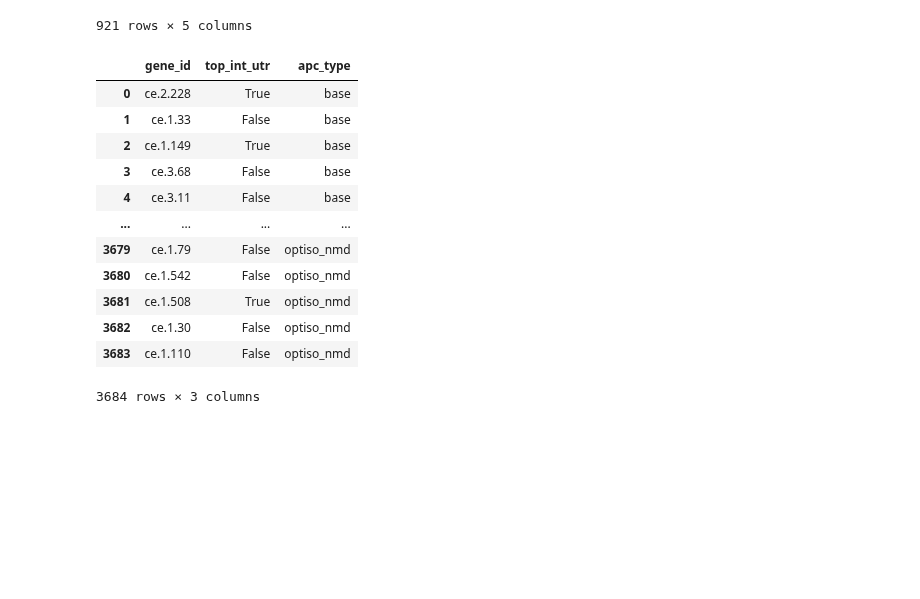
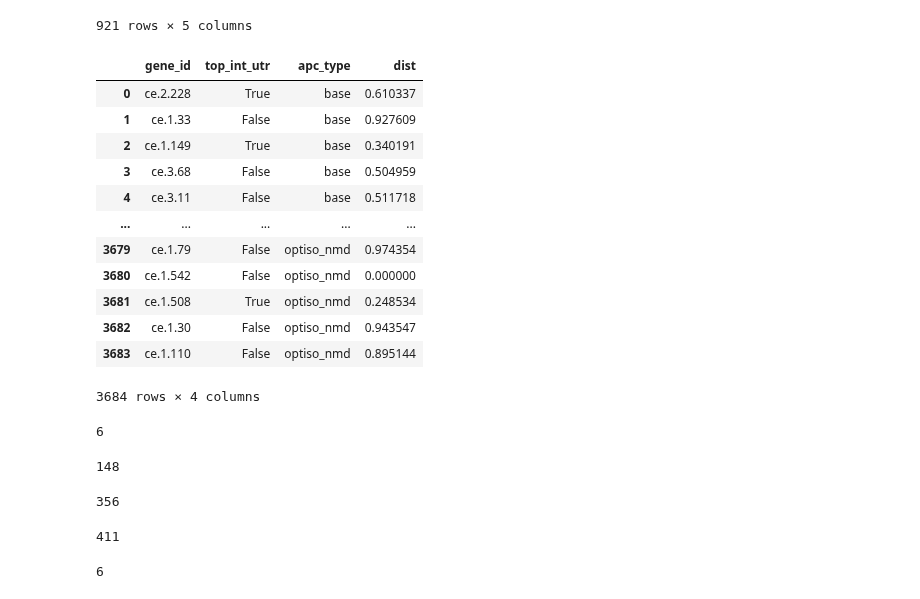
Before and after one commit to KorfLab/isoforms, a Jupyter notebook: APCanalysis/apc_paper.ipynb, the cells around one changed output. Saved outputs shown, nothing was run; the diff lists cells and outputs as text; code cells hidden in the pictures; blank space fills up the shorter version.

```diff
--- a/APCanalysis/apc_paper.ipynb
+++ b/APCanalysis/apc_paper.ipynb
@@ -1075,18 +1075,52 @@ dists
 921 rows × 5 columns
 # %%
 utr_introns = pd.read_csv('utr_introns.csv')
-utr_introns
+#utr_introns
-# %% [output]
-|  | gene_id | top_int_utr | apc_type |
-| 0 | ce.2.228 | True | base |
-| 1 | ce.1.33 | False | base |
-| 2 | ce.1.149 | True | base |
-| 3 | ce.3.68 | False | base |
-| 4 | ce.3.11 | False | base |
-| ... | ... | ... | ... |
-| 3679 | ce.1.79 | False | optiso_nmd |
-| 3680 | ce.1.542 | False | optiso_nmd |
-| 3681 | ce.1.508 | True | optiso_nmd |
-| 3682 | ce.1.30 | False | optiso_nmd |
-| 3683 | ce.1.110 | False | optiso_nmd |
-3684 rows × 3 columns
+# %%
+utr_dists = utr_introns.merge(dists, on='gene_id', how='left')
+#utr_dists
+# %%
+utr_dists['dist'] = utr_dists.apply(lambda row: row[row['apc_type']], axis=1)
+utr_dists = utr_dists.drop(columns=['base', 'optiso', 'nmd', 'optiso_nmd'])
+# %%
+utr_dists
+# %% [output]
+|  | gene_id | top_int_utr | apc_type | dist |
+| 0 | ce.2.228 | True | base | 0.610337 |
+| 1 | ce.1.33 | False | base | 0.927609 |
+| 2 | ce.1.149 | True | base | 0.340191 |
+| 3 | ce.3.68 | False | base | 0.504959 |
+| 4 | ce.3.11 | False | base | 0.511718 |
+| ... | ... | ... | ... | ... |
+| 3679 | ce.1.79 | False | optiso_nmd | 0.974354 |
+| 3680 | ce.1.542 | False | optiso_nmd | 0.000000 |
+| 3681 | ce.1.508 | True | optiso_nmd | 0.248534 |
+| 3682 | ce.1.30 | False | optiso_nmd | 0.943547 |
+| 3683 | ce.1.110 | False | optiso_nmd | 0.895144 |
+3684 rows × 4 columns
+# %%
+base_top_25 = utr_dists[(utr_dists['apc_type'] == 'base') &
+            (utr_dists['dist'] >= 0.75)]
+len(base_top_25[base_top_25['top_int_utr'] == True])
+# %% [output]
+6
+# %%
+len(base_top_25[base_top_25['top_int_utr'] == False])
+# %% [output]
+148
+# %%
+base_bot_75 = utr_dists[(utr_dists['apc_type'] == 'base') &
+            (utr_dists['dist'] < 0.75)]
+len(base_bot_75[base_bot_75['top_int_utr'] == True])
+# %% [output]
+356
+# %%
+len(base_bot_75[base_bot_75['top_int_utr'] == False])
+# %% [output]
+411
+# %%
+optnmd_top_25 = utr_dists[(utr_dists['apc_type'] == 'optiso_nmd') &
+            (utr_dists['dist'] >= 0.75)]
+len(optnmd_top_25[optnmd_top_25['top_int_utr'] == True])
+# %% [output]
+6
```
Also changed, not shown: parts of 3 cells of this notebook.
